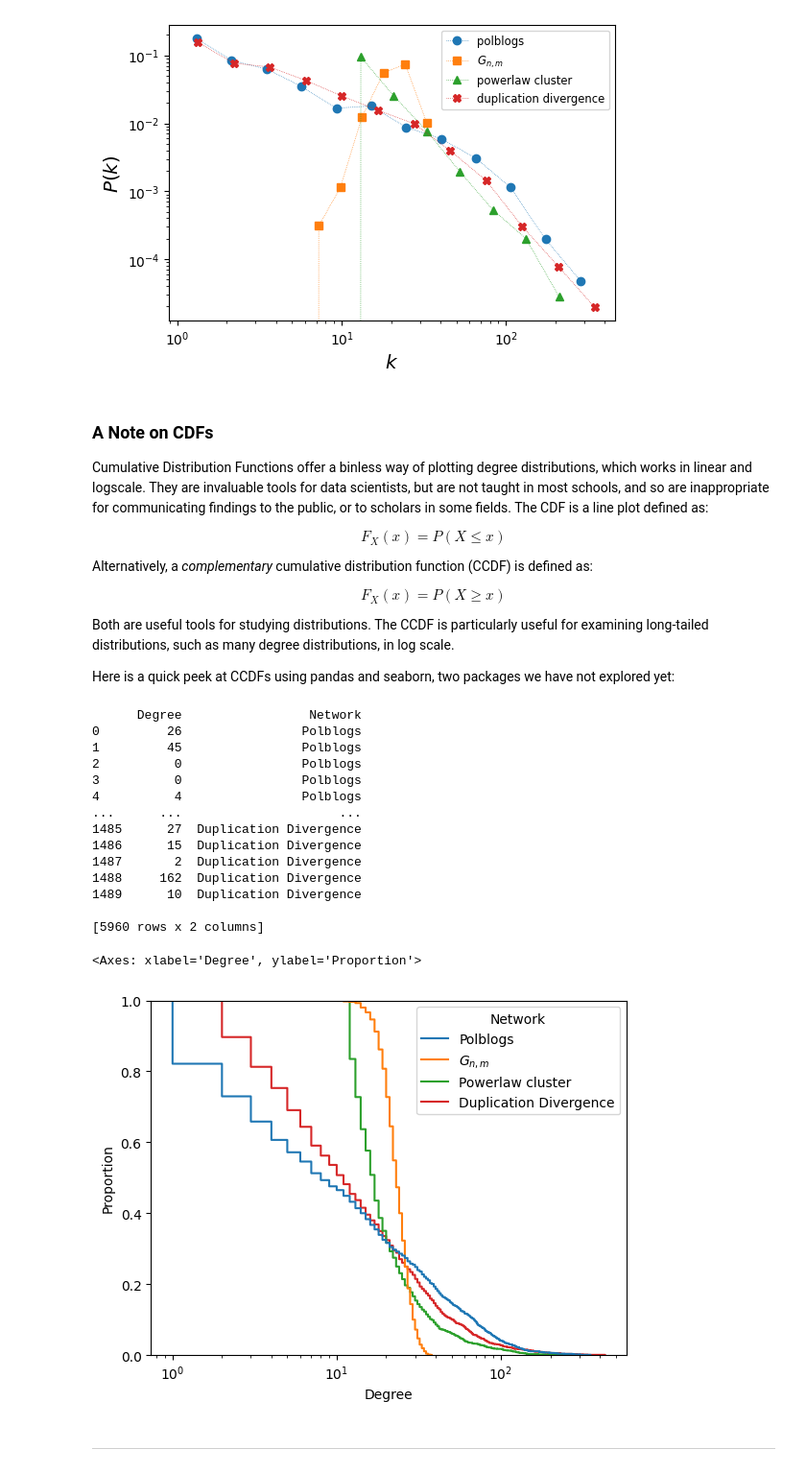
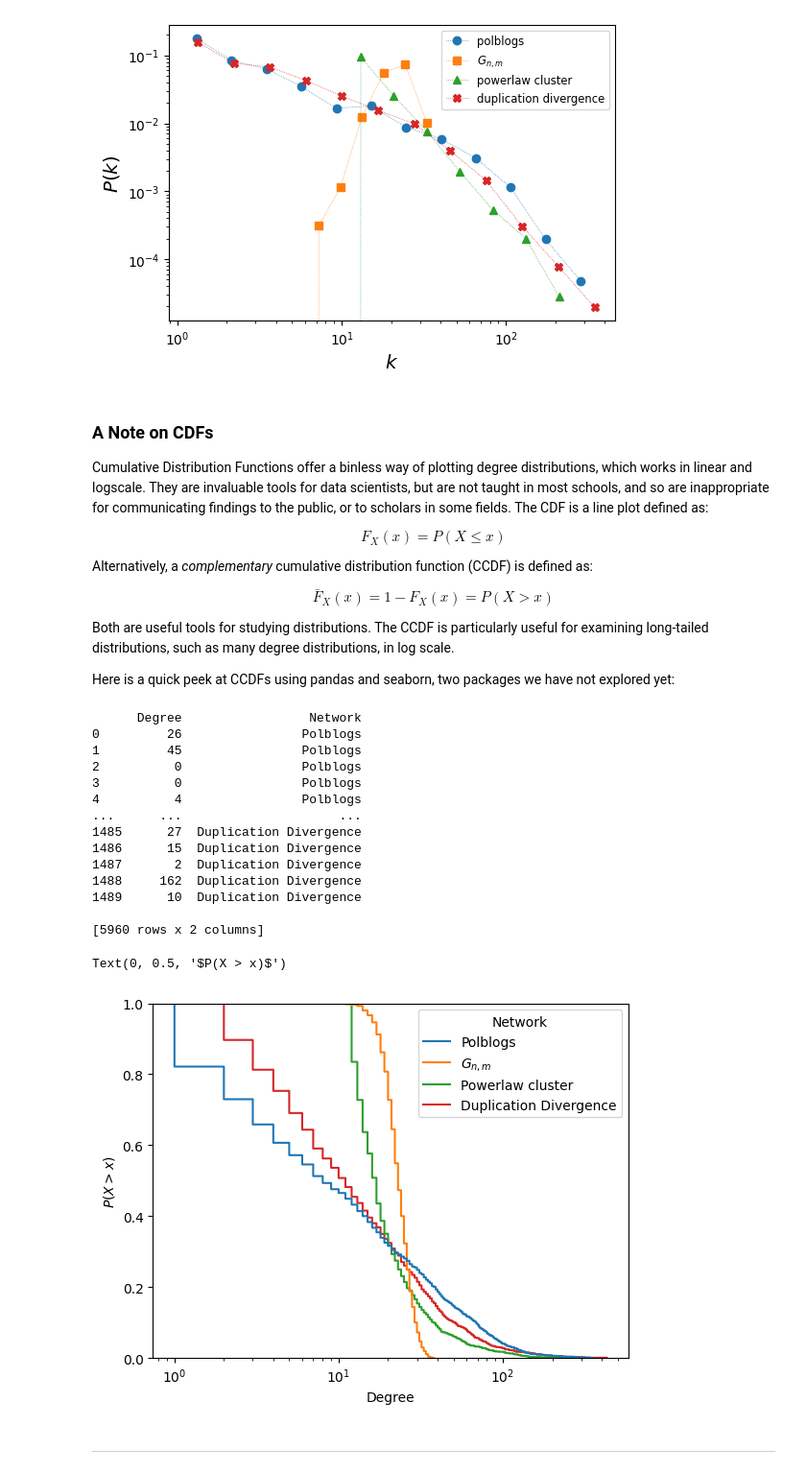
Before and after one commit to milo-trujillo/CNET5051, a Jupyter notebook: class_03_networkx2.ipynb, the cells around one changed output. Shown at 96% size. Cells and saved outputs as stored; diff of their text form; code cells hidden in the pictures.

```diff
--- a/class_03_networkx2.ipynb
+++ b/class_03_networkx2.ipynb
@@ -413,7 +413,7 @@ $$F_X(x) = P(X \leq x)$$
 
 Alternatively, a _complementary_ cumulative distribution function (CCDF) is defined as:
 
-$$F_X(x) = P(X \geq x)$$
+$$\bar{F}_X(x) = 1 - F_X(x) = P(X > x)$$
 
 Both are useful tools for studying distributions. The CCDF is particularly useful for examining long-tailed distributions, such as many degree distributions, in log scale.
 
@@ -421,31 +421,32 @@ Here is a quick peek at CCDFs using pandas and seaborn, two packages we have not
 # %%
 import seaborn as sns
 import pandas as pd
 dfs = []
 Gs = [G0, G1, G2, G3]
 for i,l in enumerate(["Polblogs", "$G_{n,m}$", "Powerlaw cluster", "Duplication Divergence"]):
     dfs.append(pd.DataFrame({"Degree": list(dict(Gs[i].degree()).values()), "Network": l}))
 df = pd.concat(dfs)
 print(df)
 df["Degree"] += 1 # Avoiding dividing by zero in a log-scale plot
 sns.ecdfplot(data=df, x="Degree", hue="Network", log_scale=True, complementary=True)
+plt.ylabel("$P(X > x)$")
 # %% [output]
       Degree                 Network
 0         26                Polblogs
 1         45                Polblogs
 2          0                Polblogs
 3          0                Polblogs
 4          4                Polblogs
 ...      ...                     ...
 1485      27  Duplication Divergence
 1486      15  Duplication Divergence
 1487       2  Duplication Divergence
 1488     162  Duplication Divergence
 1489      10  Duplication Divergence
 
 [5960 rows x 2 columns]
-<Axes: xlabel='Degree', ylabel='Proportion'>
+Text(0, 0.5, '$P(X > x)$')
-[figure, old version]
+[figure, new version]
 # %% [markdown]
 ________________
 # %% [markdown]
```
